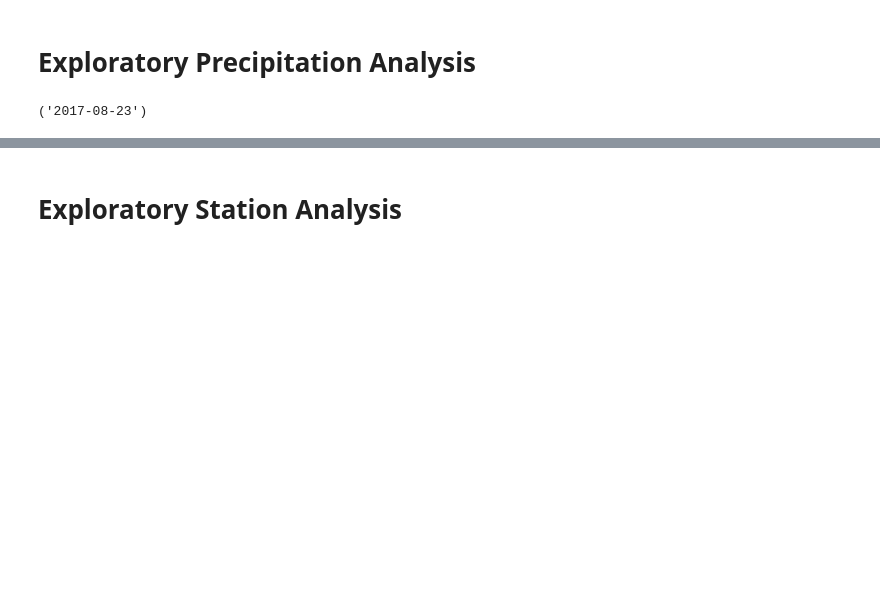
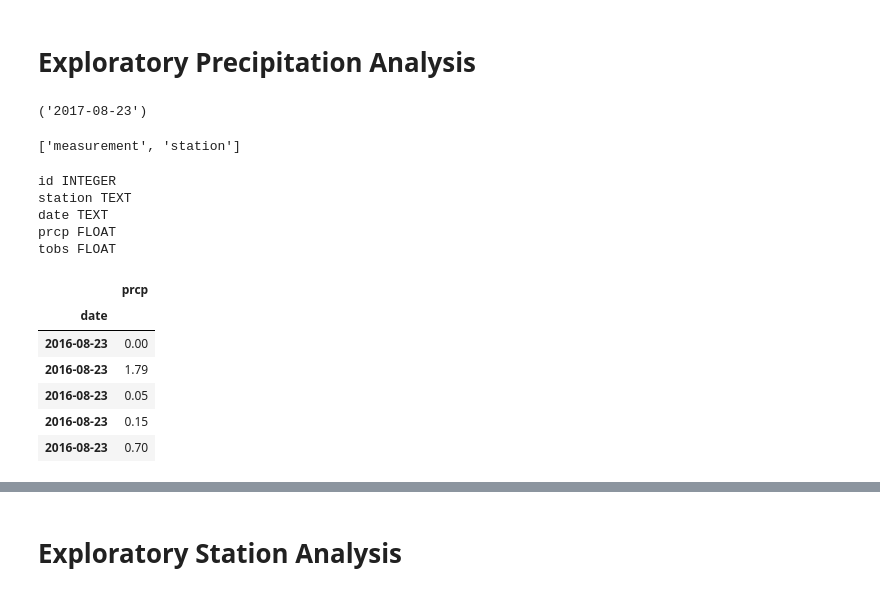
Before and after one commit to DrummerGirlLB/sqlalchemy-challenge, a Jupyter notebook: Instructions/climate_starter.ipynb, the cells around one changed output, grey strips where cells are left out. Cells and saved outputs as stored; diff of their text form; code cells hidden in the pictures; blank space fills up the shorter version.

```diff
--- a/Instructions/climate_starter.ipynb
+++ b/Instructions/climate_starter.ipynb
@@ -47,20 +47,43 @@ session.query(func.count(measurement.date)).all()
 session.query(measurement.date).order_by(measurement.date.desc()).first()
 # %% [output]
 ('2017-08-23')
+# %%
+inspector = inspect(engine)
+inspector.get_table_names()
+# %% [output]
+['measurement', 'station']
+# %%
+columns = inspector.get_columns('measurement')
+for column in columns:
+    print(column["name"], column["type"])
+# %% [output]
+id INTEGER
+station TEXT
+date TEXT
+prcp FLOAT
+tobs FLOAT
 # %%
 # Design a query to retrieve the last 12 months of precipitation data and plot the results.
-# Starting from the most recent data point in the database.
-
-# Calculate the date one year from the last date in data set.
-
-
+# Starting from the most recent data point in the database. 2017-08-23 per above.
+# Calculate the date one year from the last date in data set. 2016-08-23, 1 year prior to the above listed date
 # Perform a query to retrieve the data and precipitation scores
-
+precipitations = session.query(Measurement.date, Measurement.prcp).filter(Measurement.date > "2016-08-22").filter(Measurement.date < "2017-08-24").all()
+#print(precipitations)
 
 # Save the query results as a Pandas DataFrame and set the index to the date column
-
+precipitation_data = pd.DataFrame(precipitations).set_index('date')
 
 # Sort the dataframe by date
-
-
-# Use Pandas Plotting with Matplotlib to plot the data
+precipitation_data = precipitation_data.sort_values(by='date')
+precipitation_data.head()
+# I see NaN values - lets delete null values shall we
+precipitation_data = precipitation_data.sort_values(by='date').dropna()
+precipitation_data.head()
+# %% [output]
+|  | prcp |
+| date |  |
+| 2016-08-23 | 0.00 |
+| 2016-08-23 | 1.79 |
+| 2016-08-23 | 0.05 |
+| 2016-08-23 | 0.15 |
+| 2016-08-23 | 0.70 |
```
Also changed, not shown: parts of 13 cells of this notebook.
